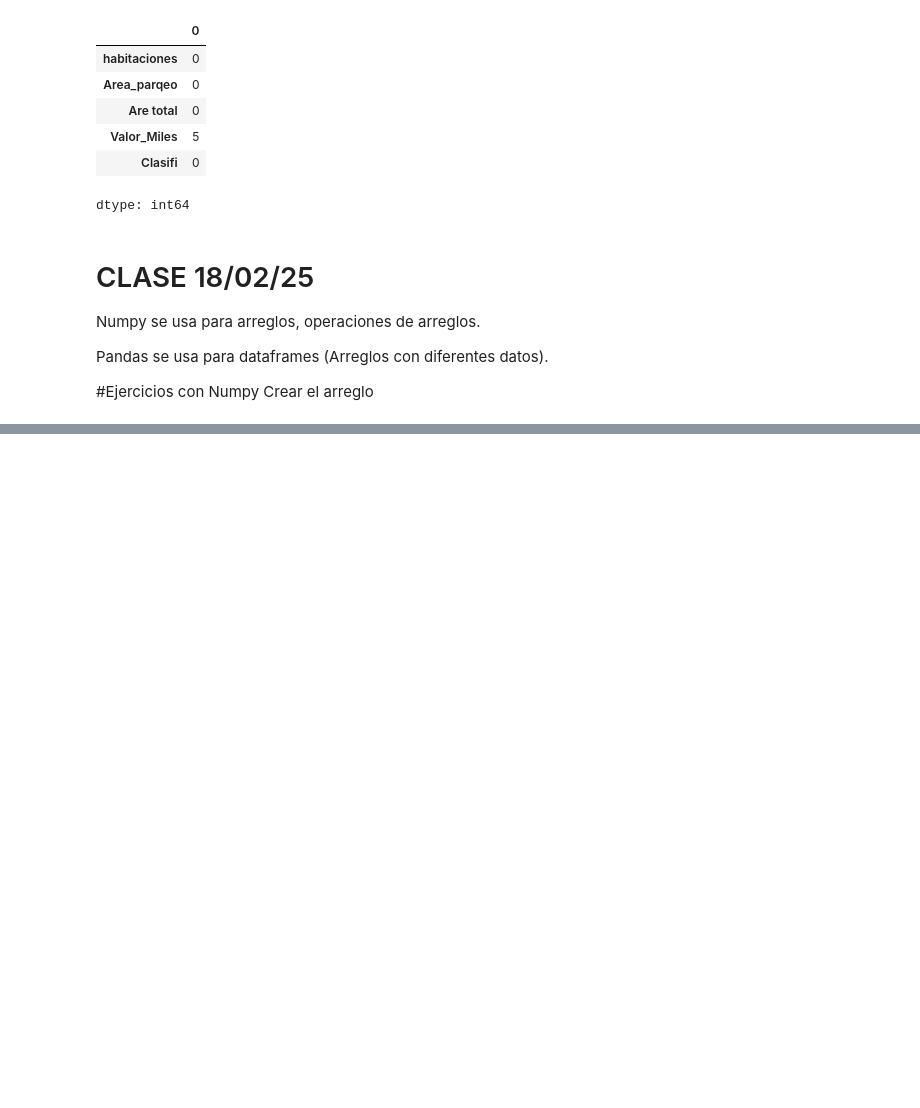
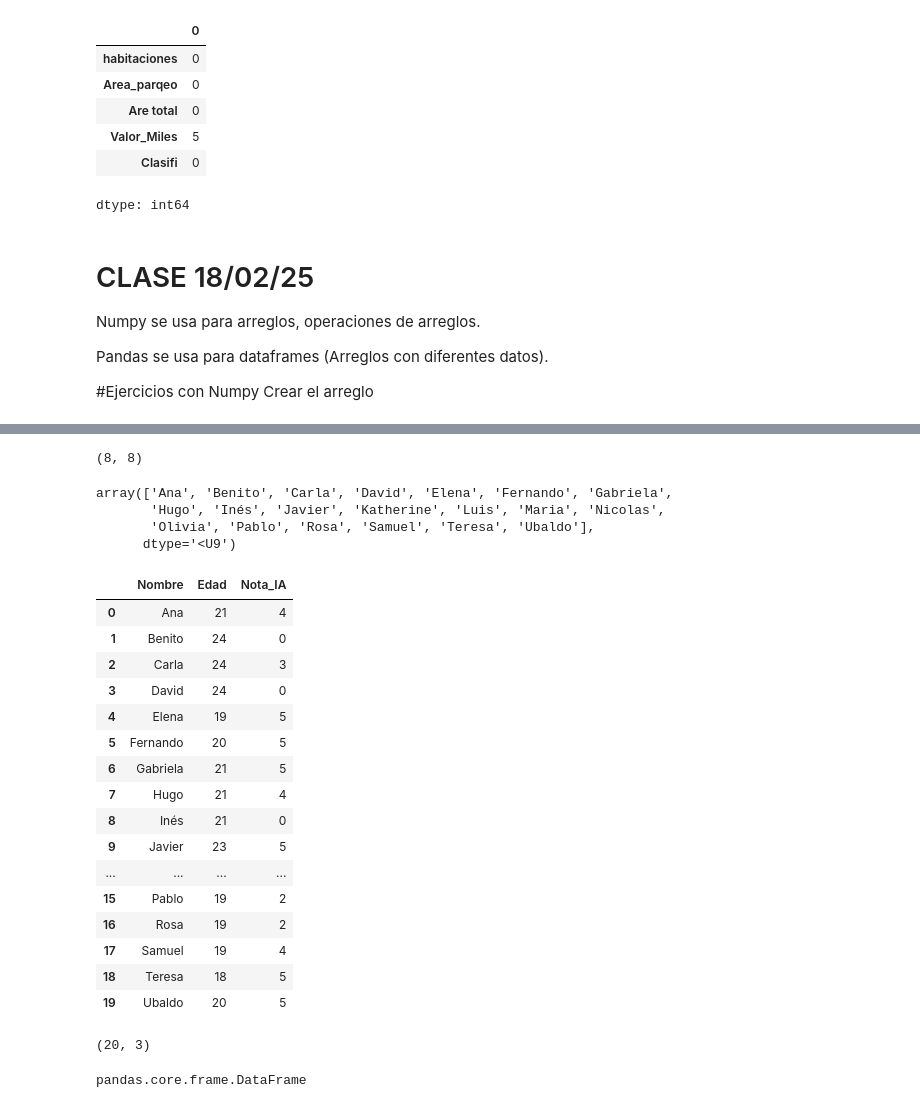
Before and after one commit to wilszon/Clase-Inteligencia-Artificial, a Jupyter notebook: EDA.ipynb, the cells around one changed output, grey strips where cells are left out. Drawn from its saved outputs; the diff is of its cells as text; code cells hidden in the pictures; blank space fills up the shorter version.

```diff
--- a/EDA.ipynb
+++ b/EDA.ipynb
@@ -149,10 +149,10 @@ Crear el arreglo
 import numpy as np
 
 # Define the number of samples
-num_samples = 100
+num_samples = 20
 
 # Generate random ages between 18 and 65
-edades = np.random.randint(18, 66, num_samples)
+edades = np.random.randint(18, 25, num_samples)
 
 # Generate random IA grades between 0 and 5 (inclusive)
 notas_ia = np.random.randint(0, 6, num_samples)
@@ -163,0 +223,59 @@ datos
+# %%
+identidad.shape
+# %% [output]
+(8, 8)
+# %%
+# prompt: crear una lista de numpy con 20 nombres de alumnos sinteticos, en una variable llamada nombres, inventar los nombres en una lista
+
+nombres = np.array(['Ana', 'Benito', 'Carla', 'David', 'Elena', 'Fernando', 'Gabriela', 'Hugo', 'Inés', 'Javier', 'Katherine', 'Luis', 'Maria', 'Nicolas', 'Olivia', 'Pablo', 'Rosa', 'Samuel', 'Teresa', 'Ubaldo'])
+nombres
+# %% [output]
+array(['Ana', 'Benito', 'Carla', 'David', 'Elena', 'Fernando', 'Gabriela',
+       'Hugo', 'Inés', 'Javier', 'Katherine', 'Luis', 'Maria', 'Nicolas',
+       'Olivia', 'Pablo', 'Rosa', 'Samuel', 'Teresa', 'Ubaldo'],
+      dtype='<U9')
+# %%
+# prompt: crear un dataframe llamado alumnos donde integramos el arreglo nombres, edades y notas_ia
+
+import pandas as pd
+
+# Assuming 'nombres', 'edades', and 'notas_ia' are already defined as in the provided code.
+# If not, uncomment the following lines to create example data:
+
+# num_samples = 20
+# edades = np.random.randint(18, 25, num_samples)
+# notas_ia = np.random.randint(0, 6, num_samples)
+# nombres = np.array(['Ana', 'Benito', 'Carla', 'David', 'Elena', 'Fernando', 'Gabriela', 'Hugo', 'Inés', 'Javier', 'Katherine', 'Luis', 'Maria', 'Nicolas', 'Olivia', 'Pablo', 'Rosa', 'Samuel', 'Teresa', 'Ubaldo'])
+
+
+# Create the DataFrame
+alumnos = pd.DataFrame({'Nombre': nombres, 'Edad': edades, 'Nota_IA': notas_ia})
+
+# Display the DataFrame
+alumnos
+# %% [output]
+|  | Nombre | Edad | Nota_IA |
+| 0 | Ana | 21 | 4 |
+| 1 | Benito | 24 | 0 |
+| 2 | Carla | 24 | 3 |
+| 3 | David | 24 | 0 |
+| 4 | Elena | 19 | 5 |
+| 5 | Fernando | 20 | 5 |
+| 6 | Gabriela | 21 | 5 |
+| 7 | Hugo | 21 | 4 |
+| 8 | Inés | 21 | 0 |
+| 9 | Javier | 23 | 5 |
+| ... | ... | ... | ... |
+| 15 | Pablo | 19 | 2 |
+| 16 | Rosa | 19 | 2 |
+| 17 | Samuel | 19 | 4 |
+| 18 | Teresa | 18 | 5 |
+| 19 | Ubaldo | 20 | 5 |
+# %%
+alumnos.shape
+# %% [output]
+(20, 3)
+# %%
+type(alumnos)
+# %% [output]
+pandas.core.frame.DataFrame
```
Also changed, not shown: parts of 13 cells of this notebook.
